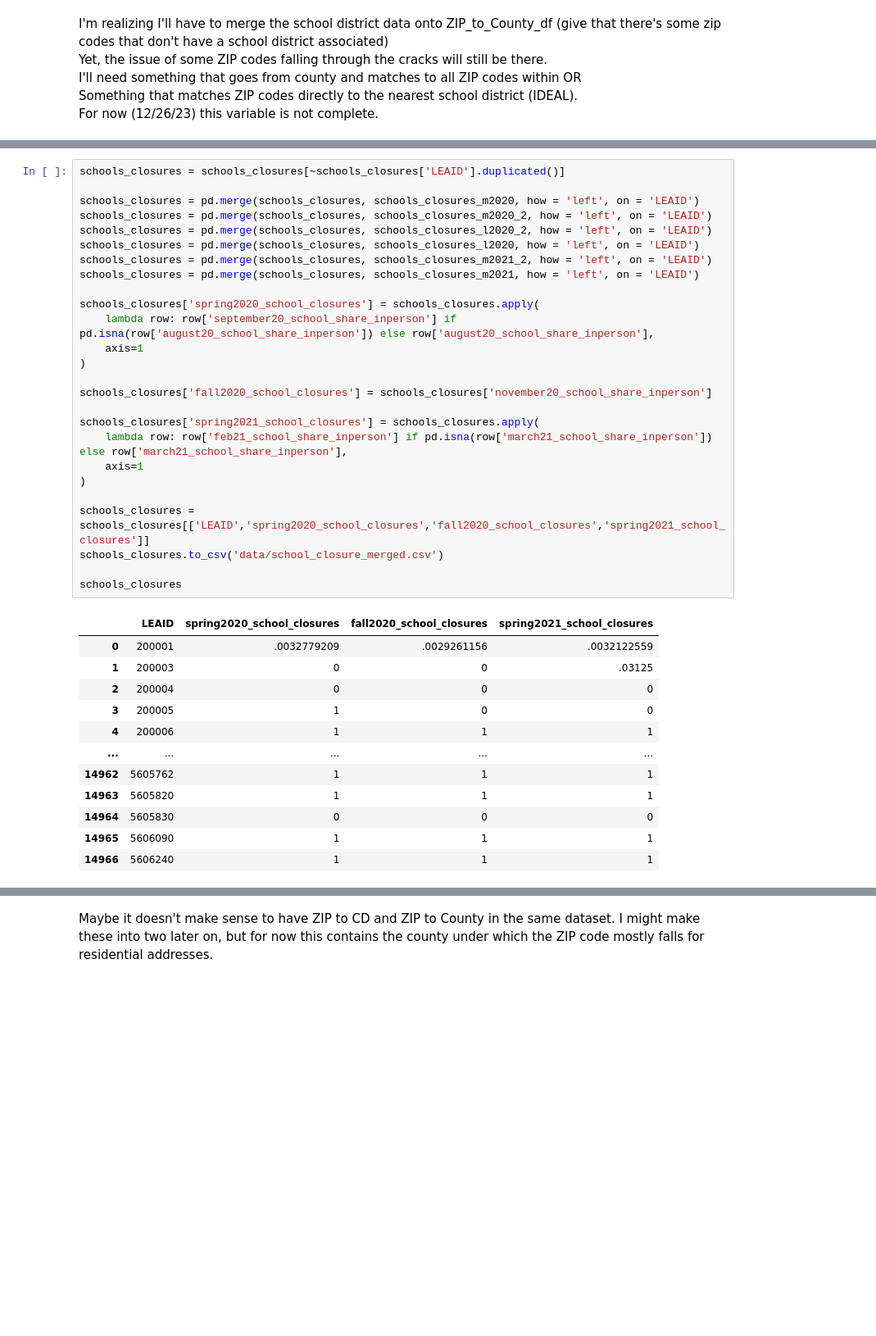
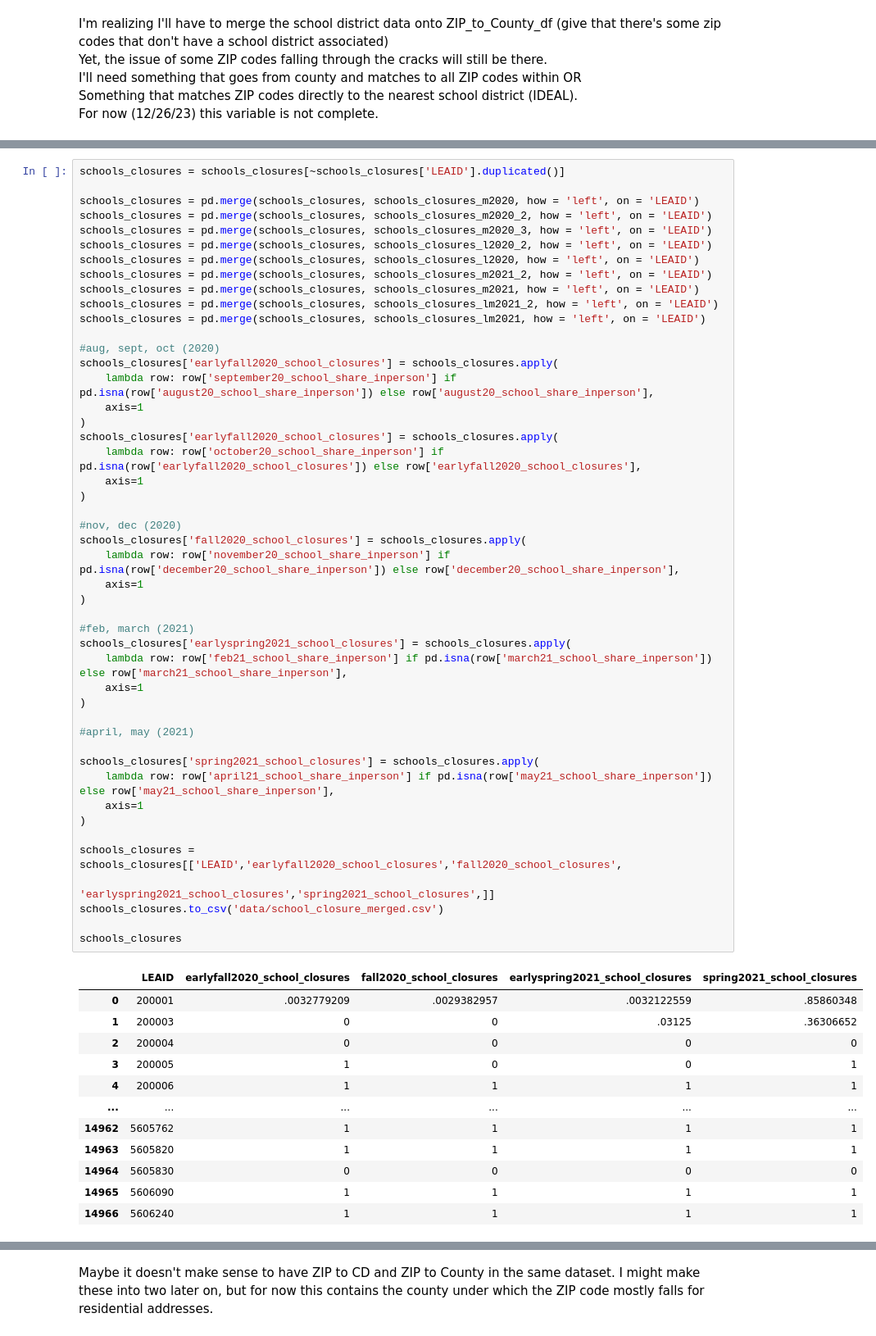
Before and after one commit to chrissoria/BICS_Political_Polarization, a Jupyter notebook: DF/BICS_Supplementary_Geography_File.ipynb, the cells around one changed output, grey strips where cells are left out. Shown: that part at 82% size. Saved outputs shown, nothing was run; the diff lists cells and outputs as text; blank space fills up the shorter version.

```diff
--- a/DF/BICS_Supplementary_Geography_File.ipynb
+++ b/DF/BICS_Supplementary_Geography_File.ipynb
@@ -282,39 +313,60 @@ schools_closures_m2021 = schools_closures_m2021[['LEAID','march21_school_share_i
 # %%
 schools_closures = schools_closures[~schools_closures['LEAID'].duplicated()]
 
 schools_closures = pd.merge(schools_closures, schools_closures_m2020, how = 'left', on = 'LEAID')
 schools_closures = pd.merge(schools_closures, schools_closures_m2020_2, how = 'left', on = 'LEAID')
+schools_closures = pd.merge(schools_closures, schools_closures_m2020_3, how = 'left', on = 'LEAID')
 schools_closures = pd.merge(schools_closures, schools_closures_l2020_2, how = 'left', on = 'LEAID')
 schools_closures = pd.merge(schools_closures, schools_closures_l2020, how = 'left', on = 'LEAID')
 schools_closures = pd.merge(schools_closures, schools_closures_m2021_2, how = 'left', on = 'LEAID')
 schools_closures = pd.merge(schools_closures, schools_closures_m2021, how = 'left', on = 'LEAID')
+schools_closures = pd.merge(schools_closures, schools_closures_lm2021_2, how = 'left', on = 'LEAID')
+schools_closures = pd.merge(schools_closures, schools_closures_lm2021, how = 'left', on = 'LEAID')
 
-schools_closures['spring2020_school_closures'] = schools_closures.apply(
+#aug, sept, oct (2020)
+schools_closures['earlyfall2020_school_closures'] = schools_closures.apply(
     lambda row: row['september20_school_share_inperson'] if pd.isna(row['august20_school_share_inperson']) else row['august20_school_share_inperson'],
     axis=1
 )
+schools_closures['earlyfall2020_school_closures'] = schools_closures.apply(
+    lambda row: row['october20_school_share_inperson'] if pd.isna(row['earlyfall2020_school_closures']) else row['earlyfall2020_school_closures'],
+    axis=1
+)
 
-schools_closures['fall2020_school_closures'] = schools_closures['november20_school_share_inperson']
+#nov, dec (2020)
+schools_closures['fall2020_school_closures'] = schools_closures.apply(
+    lambda row: row['november20_school_share_inperson'] if pd.isna(row['december20_school_share_inperson']) else row['december20_school_share_inperson'],
+    axis=1
+)
 
-schools_closures['spring2021_school_closures'] = schools_closures.apply(
+#feb, march (2021)
+schools_closures['earlyspring2021_school_closures'] = schools_closures.apply(
     lambda row: row['feb21_school_share_inperson'] if pd.isna(row['march21_school_share_inperson']) else row['march21_school_share_inperson'],
     axis=1
 )
 
-schools_closures = schools_closures[['LEAID','spring2020_school_closures','fall2020_school_closures','spring2021_school_closures']]
+#april, may (2021)
+
+schools_closures['spring2021_school_closures'] = schools_closures.apply(
+    lambda row: row['april21_school_share_inperson'] if pd.isna(row['may21_school_share_inperson']) else row['may21_school_share_inperson'],
+    axis=1
+)
+
+schools_closures = schools_closures[['LEAID','earlyfall2020_school_closures','fall2020_school_closures',
+                                     'earlyspring2021_school_closures','spring2021_school_closures',]]
 schools_closures.to_csv('data/school_closure_merged.csv')
 
 schools_closures
 # %% [output]
-|  | LEAID | spring2020_school_closures | fall2020_school_closures | spring2021_school_closures |
-| 0 | 200001 | .0032779209 | .0029261156 | .0032122559 |
-| 1 | 200003 | 0 | 0 | .03125 |
-| 2 | 200004 | 0 | 0 | 0 |
-| 3 | 200005 | 1 | 0 | 0 |
-| 4 | 200006 | 1 | 1 | 1 |
-| ... | ... | ... | ... | ... |
-| 14962 | 5605762 | 1 | 1 | 1 |
-| 14963 | 5605820 | 1 | 1 | 1 |
-| 14964 | 5605830 | 0 | 0 | 0 |
-| 14965 | 5606090 | 1 | 1 | 1 |
-| 14966 | 5606240 | 1 | 1 | 1 |
+|  | LEAID | earlyfall2020_school_closures | fall2020_school_closures | earlyspring2021_school_closures | spring2021_school_closures |
+| 0 | 200001 | .0032779209 | .0029382957 | .0032122559 | .85860348 |
+| 1 | 200003 | 0 | 0 | .03125 | .36306652 |
+| 2 | 200004 | 0 | 0 | 0 | 0 |
+| 3 | 200005 | 1 | 0 | 0 | 1 |
+| 4 | 200006 | 1 | 1 | 1 | 1 |
+| ... | ... | ... | ... | ... | ... |
+| 14962 | 5605762 | 1 | 1 | 1 | 1 |
+| 14963 | 5605820 | 1 | 1 | 1 | 1 |
+| 14964 | 5605830 | 0 | 0 | 0 | 0 |
+| 14965 | 5606090 | 1 | 1 | 1 | 1 |
+| 14966 | 5606240 | 1 | 1 | 1 | 1 |
```
Also changed, not shown: parts of 48 cells of this notebook, 1 other file.
